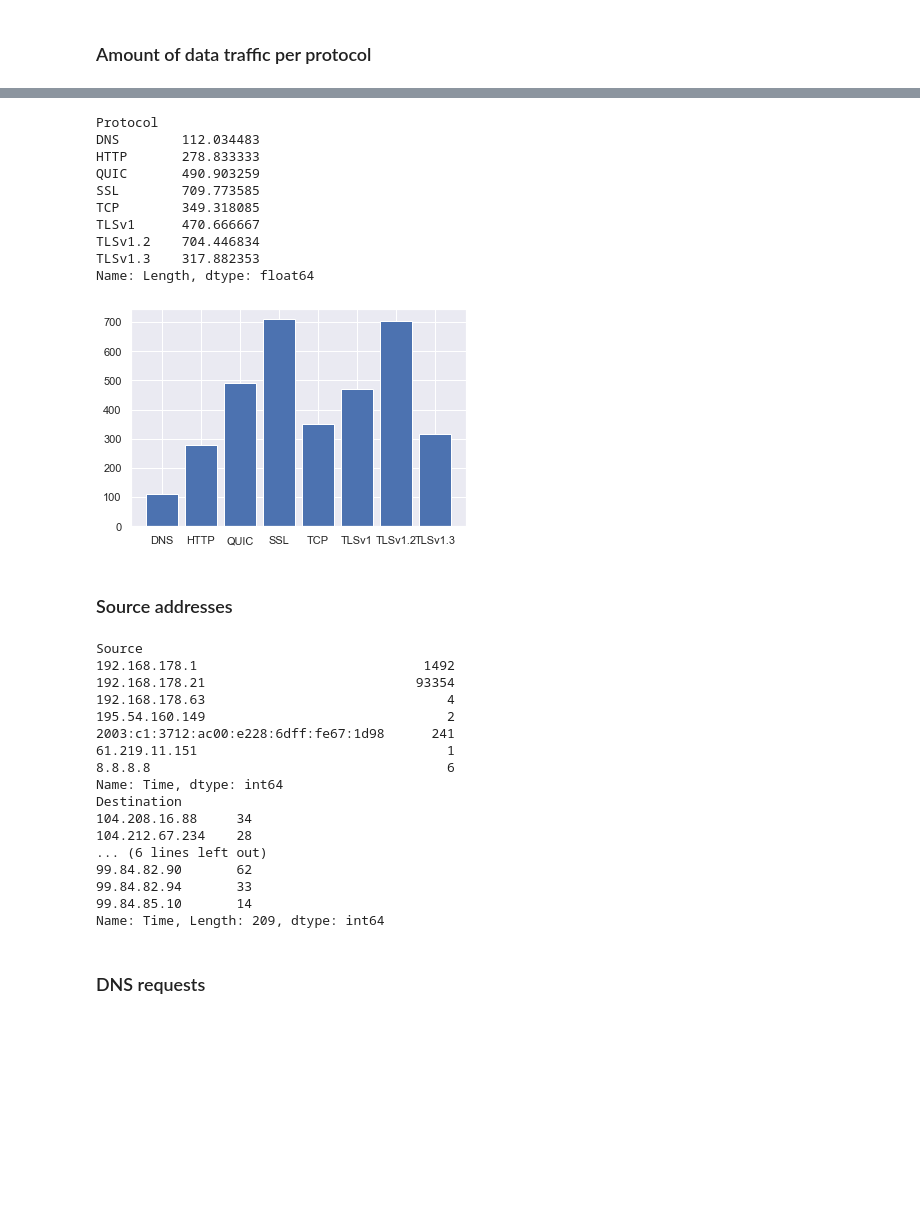
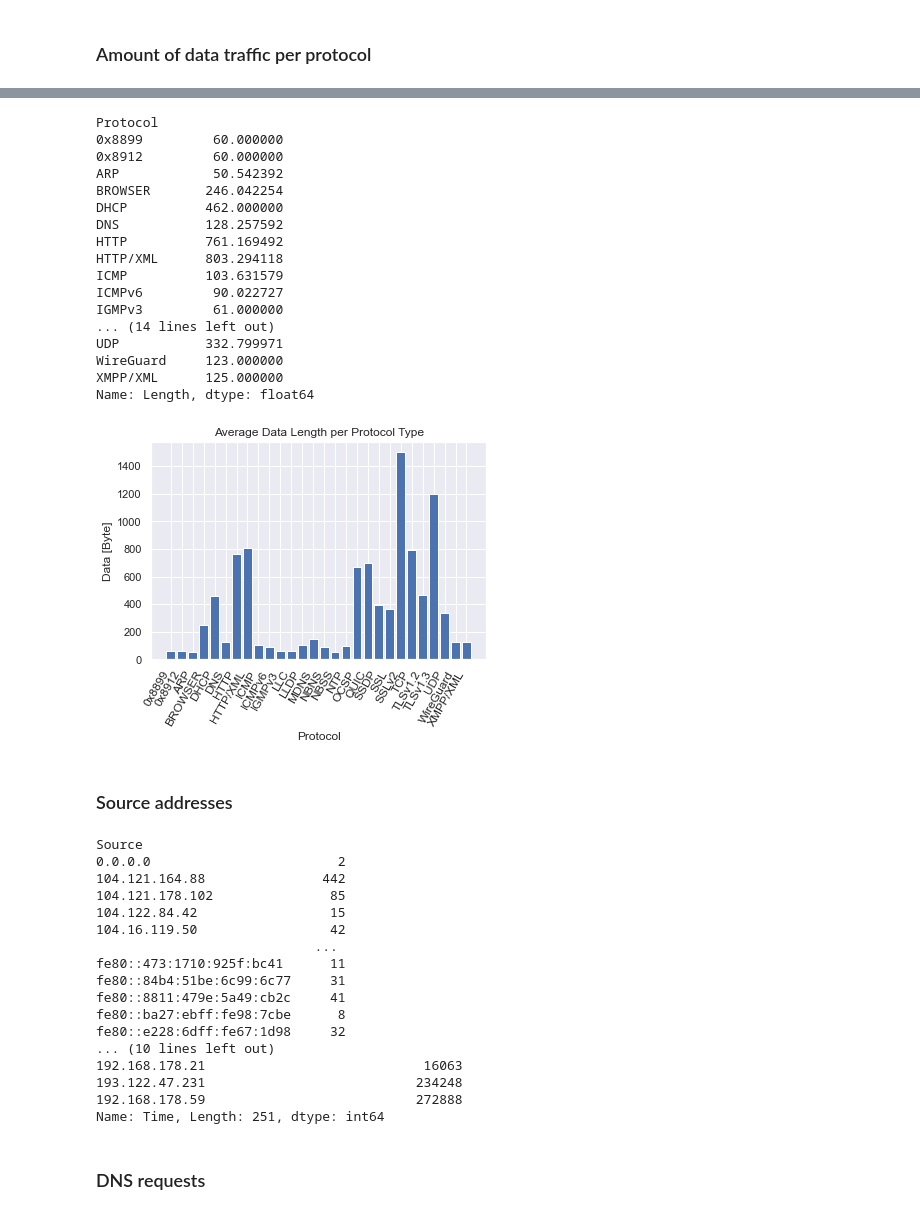
Before and after one commit to fabianh001/cmb_assignment2, a Jupyter notebook: MaxiTCPDumpAnalysis.ipynb, the cells around one changed output, grey strips where cells are left out. Cells and saved outputs as stored; diff of their text form; code cells hidden in the pictures; blank space fills up the shorter version.

```diff
--- a/MaxiTCPDumpAnalysis.ipynb
+++ b/MaxiTCPDumpAnalysis.ipynb
@@ -12,8 +12,11 @@ sns.set(style="darkgrid")
 # %% [markdown]
 Create Pandas Dataframe
 # %%
-df = pd.read_csv("data/21-12-23_complete.csv")
+#df = pd.read_csv("data/21-12-23_complete.csv")
+data_folder = "C:/Users/maxim/Documents/RaspData/Preprocessed Data/"
+df = pd.read_csv(data_folder + "data/2022-01-16_test.csv")
 #df = pd.read_csv("data/2022-01-04_complete.csv")
-df.head()
+print(df)
+print(df)
 # ['No.', 'Time', 'Source', 'Destination', 'Protocol', 'Length', 'Info', 'dst port']
 # %% [output]
@@ -84,44 +114,57 @@ Name: Length, dtype: int64
 # %%
 average_protocol_packet_length = df.groupby('Protocol').Length.sum() / df.groupby('Protocol').Length.count()
 print(average_protocol_packet_length)
 fig, ax = plt.subplots()
-ax.bar(average_protocol_packet_length.keys(), average_protocol_packet_length)
+ax.tick_params(axis='x', which='major', labelsize=12)
+ax.tick_params(axis='x', which='minor', labelsize=12)
+plt.xlabel('Protocol')
+plt.ylabel('Data [Byte]')
+plt.title('Average Data Length per Protocol Type')
+ax.bar(average_protocol_packet_length.keys(), average_protocol_packet_length, align='center',)
+plt.xticks(rotation=60, ha="right")
 fig.show()
 # %% [output]
 Protocol
-DNS        112.034483
-HTTP       278.833333
-QUIC       490.903259
-SSL        709.773585
-TCP        349.318085
-TLSv1      470.666667
-TLSv1.2    704.446834
-TLSv1.3    317.882353
+0x8899         60.000000
+0x8912         60.000000
+ARP            50.542392
+BROWSER       246.042254
+DHCP          462.000000
+DNS           128.257592
+HTTP          761.169492
+HTTP/XML      803.294118
+ICMP          103.631579
+ICMPv6         90.022727
+IGMPv3         61.000000
+... (14 lines left out)
+UDP           332.799971
+WireGuard     123.000000
+XMPP/XML      125.000000
 Name: Length, dtype: float64
-[figure, old version]
+[figure, new version]
 # %% [markdown]
 ### Source addresses ###
 # %%
 print(df.groupby('Source').Time.count())
-print(df.groupby('Destination').Time.count())
+print(df.groupby('Destination').Time.count().sort_values())
 # %% [output]
 Source
-192.168.178.1                             1492
-192.168.178.21                           93354
-192.168.178.63                               4
-195.54.160.149                               2
-2003:c1:3712:ac00:e228:6dff:fe67:1d98      241
-61.219.11.151                                1
-8.8.8.8                                      6
-Name: Time, dtype: int64
-Destination
-104.208.16.88     34
-104.212.67.234    28
-... (6 lines left out)
-99.84.82.90       62
-99.84.82.94       33
-99.84.85.10       14
-Name: Time, Length: 209, dtype: int64
+0.0.0.0                        2
+104.121.164.88               442
+104.121.178.102               85
+104.122.84.42                 15
+104.16.119.50                 42
+                            ...
+fe80::473:1710:925f:bc41      11
+fe80::84b4:51be:6c99:6c77     31
+fe80::8811:479e:5a49:cb2c     41
+fe80::ba27:ebff:fe98:7cbe      8
+fe80::e228:6dff:fe67:1d98     32
+... (10 lines left out)
+192.168.178.21                            16063
+193.122.47.231                           234248
+192.168.178.59                           272888
+Name: Time, Length: 251, dtype: int64
 # %% [markdown]
 ### DNS requests ###
 # %%
```
Also changed, not shown: parts of 7 cells of this notebook, 1 other file.
